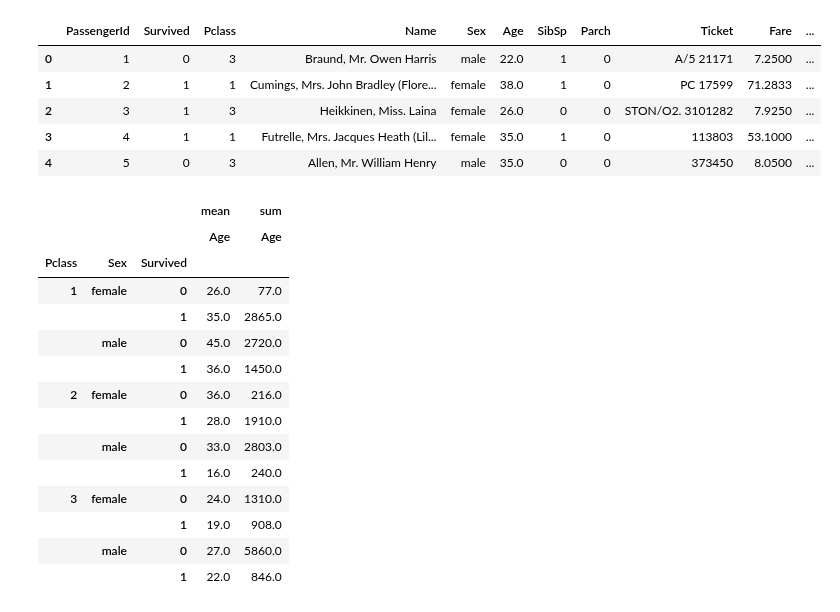
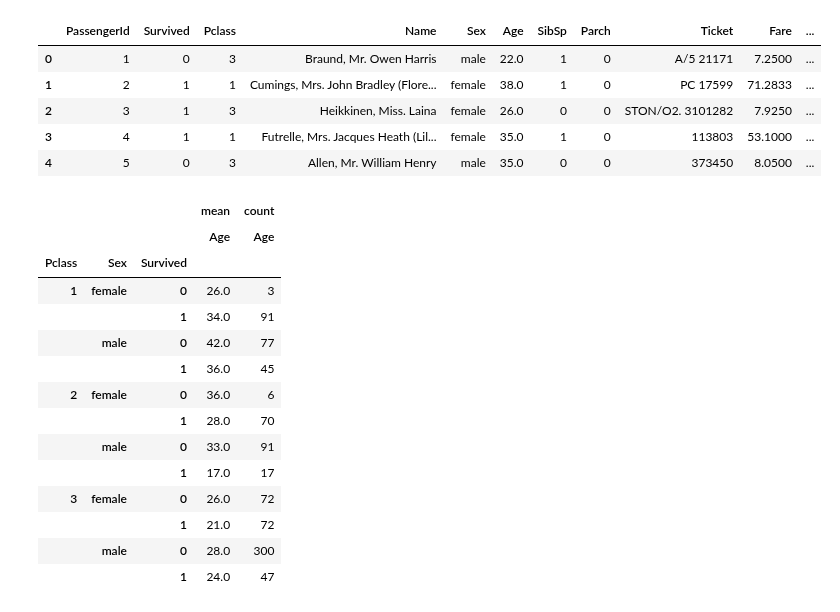
Before and after one commit to ironhack-labs/data-labs, a Jupyter notebook: module-2/visualizing-real-world-data-project/your-code/Project_Visualizing_Real_World_Data.ipynb, the cells around one changed output. Saved outputs shown, nothing was run; the diff lists cells and outputs as text; code cells hidden in the pictures.

```diff
--- a/module-2/visualizing-real-world-data-project/your-code/Project_Visualizing_Real_World_Data.ipynb
+++ b/module-2/visualizing-real-world-data-project/your-code/Project_Visualizing_Real_World_Data.ipynb
@@ -263,21 +263,21 @@ titanic.head()
 | 3 | 4 | 1 | 1 | Futrelle, Mrs. Jacques Heath (Lil... | female | 35.0 | 1 | 0 | 113803 | 53.1000 | ... |
 | 4 | 5 | 0 | 3 | Allen, Mr. William Henry | male | 35.0 | 0 | 0 | 373450 | 8.0500 | ... |
 # %%
-age_by_pc_sex_sur = round(pd.pivot_table(titanic, values = 'Age', index = ['Pclass','Sex', 'Survived'], aggfunc = ['mean', 'sum']))
+age_by_pc_sex_sur = round(pd.pivot_table(titanic, values = 'Age', index = ['Pclass','Sex', 'Survived'], aggfunc = ['mean', 'count']))
 age_by_pc_sex_sur
 # %% [output]
-|  |  |  | mean | sum |
+|  |  |  | mean | count |
 |  |  |  | Age | Age |
 | Pclass | Sex | Survived |  |  |
-| 1 | female | 0 | 26.0 | 77.0 |
-|  |  | 1 | 35.0 | 2865.0 |
-|  | male | 0 | 45.0 | 2720.0 |
-|  |  | 1 | 36.0 | 1450.0 |
-| 2 | female | 0 | 36.0 | 216.0 |
-|  |  | 1 | 28.0 | 1910.0 |
-|  | male | 0 | 33.0 | 2803.0 |
-|  |  | 1 | 16.0 | 240.0 |
-| 3 | female | 0 | 24.0 | 1310.0 |
-|  |  | 1 | 19.0 | 908.0 |
-|  | male | 0 | 27.0 | 5860.0 |
-|  |  | 1 | 22.0 | 846.0 |
+| 1 | female | 0 | 26.0 | 3 |
+|  |  | 1 | 34.0 | 91 |
+|  | male | 0 | 42.0 | 77 |
+|  |  | 1 | 36.0 | 45 |
+| 2 | female | 0 | 36.0 | 6 |
+|  |  | 1 | 28.0 | 70 |
+|  | male | 0 | 33.0 | 91 |
+|  |  | 1 | 17.0 | 17 |
+| 3 | female | 0 | 26.0 | 72 |
+|  |  | 1 | 21.0 | 72 |
+|  | male | 0 | 28.0 | 300 |
+|  |  | 1 | 24.0 | 47 |
```
Also changed, not shown: parts of 5 cells of this notebook, 3 other files.
